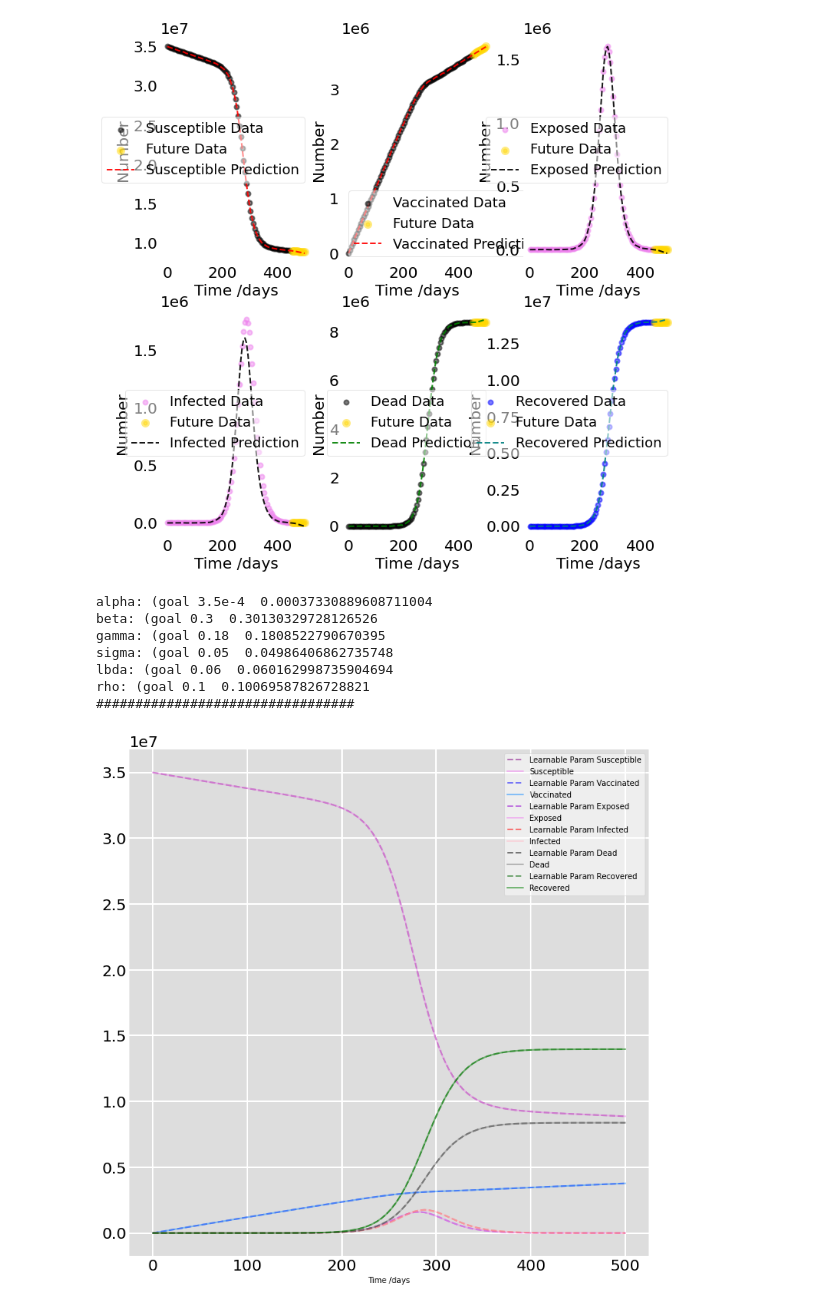
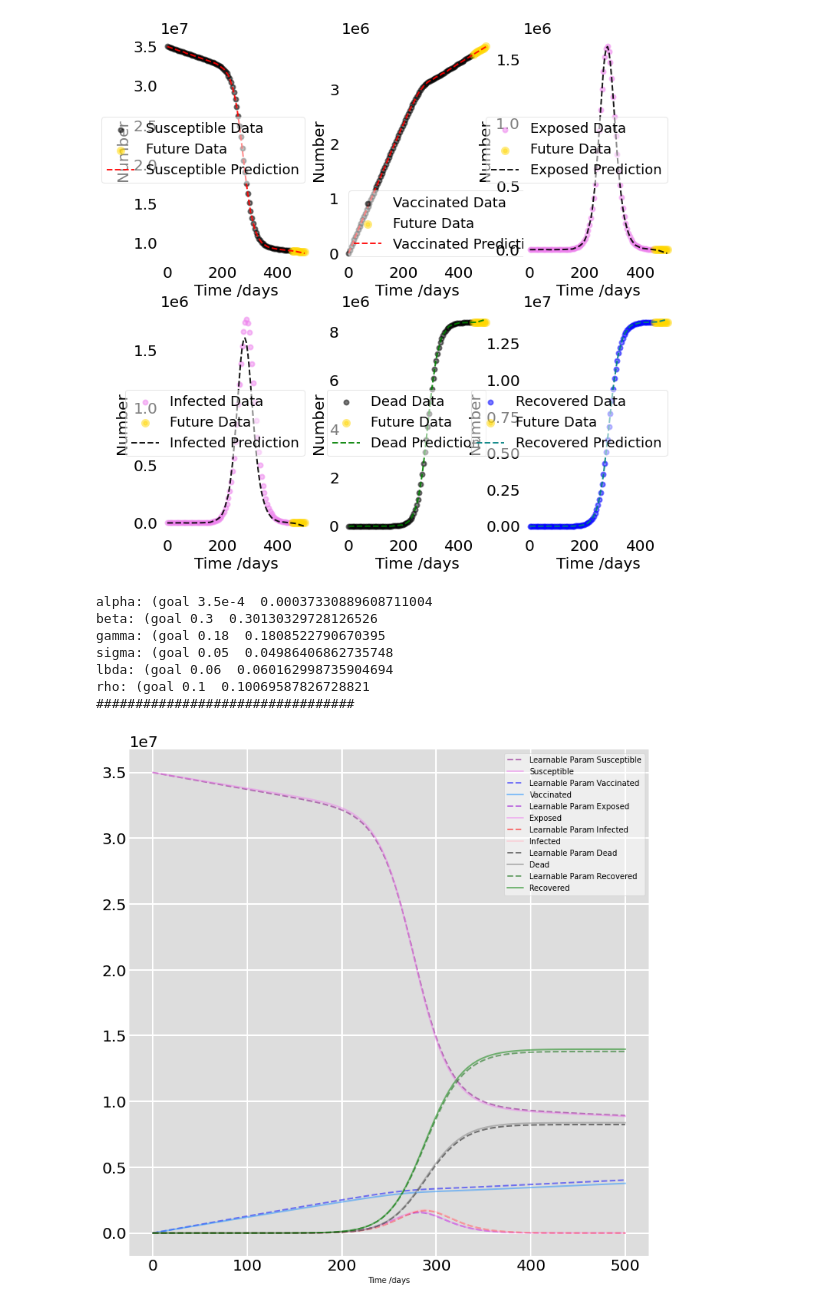
Before and after one commit to jhgoblue/covid-19-pbl, a Jupyter notebook: covid-sim-SA/covid_SA1.ipynb, the cells around one changed output. Cells and saved outputs as stored; diff of their text form; code cells hidden in the pictures.

```diff
--- a/covid-sim-SA/covid_SA1.ipynb
+++ b/covid-sim-SA/covid_SA1.ipynb
@@ -418,12 +418,19 @@ R0 = 0
 t = np.linspace(0, 500, 100)
 
 #parameters
-alpha = 3.5e-4
-beta = 0.3
-gamma = 0.18
-sigma = 0.05
-lbda = 0.06
-rho = 0.1
+alpha = dinn.alpha.detach().numpy().item()
+beta = dinn.beta.detach().numpy().item()
+gamma = dinn.gamma.detach().numpy().item()
+sigma = dinn.sigma.detach().numpy().item()
+lbda = dinn.lbda.detach().numpy().item()
+rho = dinn.rho.detach().numpy().item()
+print('alpha: (goal 3.5e-4 ', alpha)
+print('beta: (goal 0.3 ', beta)
+print('gamma: (goal 0.18 ', gamma)
+print('sigma: (goal 0.05 ', sigma)
+print('lbda: (goal 0.06 ', lbda)
+print('rho: (goal 0.1 ', rho)
+print('#################################')
 
 # The SIR model differential equations.
 def deriv(y, t, alpha, beta, gamma, sigma, lbda, rho):
@@ -443,20 +450,6 @@ y0 = S0, V0, E0, I0, D0, R0
 ret = odeint(deriv, y0, t, args=(alpha, beta, gamma, sigma, lbda, rho))
 S, V, E, I, D, R = ret.T
 
-#parameters
-alpha = dinn.alpha.detach().numpy().item()
-beta = dinn.beta.detach().numpy().item()
-gamma = dinn.gamma.detach().numpy().item()
-sigma = dinn.sigma.detach().numpy().item()
-lbda = dinn.lbda.detach().numpy().item()
-rho = dinn.rho.detach().numpy().item()
-print('alpha: (goal 3.5e-4 ', alpha)
-print('beta: (goal 0.3 ', beta)
-print('gamma: (goal 0.18 ', gamma)
-print('sigma: (goal 0.05 ', sigma)
-print('lbda: (goal 0.06 ', lbda)
-print('rho: (goal 0.1 ', rho)
-print('#################################')
 
 # Plot the data on two separate curves for S(t), I(t)
 fig = plt.figure(facecolor='w', figsize=(12,12))
@@ -471,34 +464,34 @@ ax.plot(t, sidr_data[2], 'dodgerblue', alpha=0.5, lw=2, label='Vaccinated')
 ax.plot(t, E, 'darkviolet', alpha=0.5, lw=2, label='Learnable Param Exposed', linestyle='dashed')
 ax.plot(t, sidr_data[3], 'violet', alpha=0.5, lw=2, label='Exposed')
 
 ax.plot(t, I, 'red', alpha=0.5, lw=2, label='Learnable Param Infected', linestyle='dashed')
 ax.plot(t, sidr_data[4], 'pink', alpha=0.5, lw=2, label='Infected')
 
 ax.plot(t, D, 'black', alpha=0.5, lw=2, label='Learnable Param Dead', linestyle='dashed')
 ax.plot(t, sidr_data[5], 'grey', alpha=0.5, lw=2, label='Dead')
 
 ax.plot(t, R, 'darkgreen', alpha=0.5, lw=2, label='Learnable Param Recovered', linestyle='dashed')
 ax.plot(t, sidr_data[6], 'green', alpha=0.5, lw=2, label='Recovered')
 
 ax.set_xlabel('Time /days')
 ax.yaxis.set_tick_params(length=0)
 ax.xaxis.set_tick_params(length=0)
 ax.grid(visible=True, which='major', c='w', lw=2, ls='-')
 legend = ax.legend()
 legend.get_frame().set_alpha(0.5)
 for spine in ('top', 'right', 'bottom', 'left'):
     ax.spines[spine].set_visible(False)
 plt.savefig('SA_output1_3.png')
 plt.show()
 # %% [output]
 alpha: (goal 3.5e-4  0.00037330889608711004
 beta: (goal 0.3  0.30130329728126526
 gamma: (goal 0.18  0.1808522790670395
 sigma: (goal 0.05  0.04986406862735748
 lbda: (goal 0.06  0.060162998735904694
 rho: (goal 0.1  0.10069587826728821
 #################################
-[figure, old version]
+[figure, new version]
 # %%
 #calculate relative MSE loss
 import math
```
Also changed, not shown: parts of 3 cells of this notebook, 2 other files.
